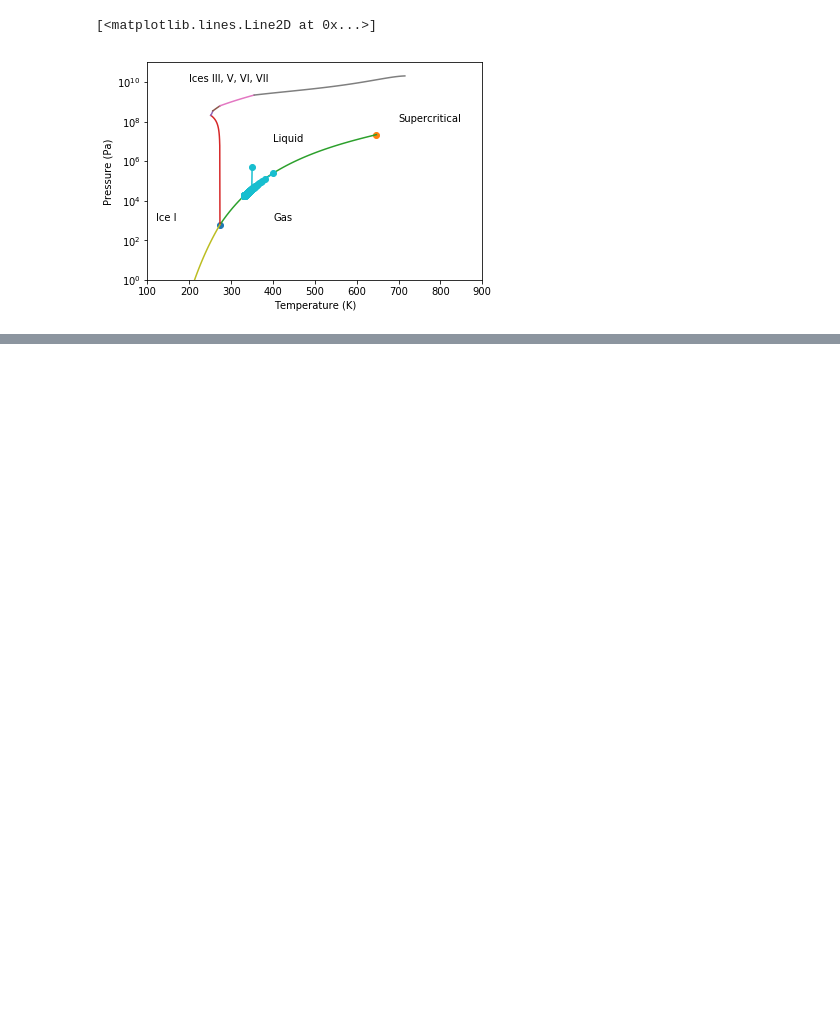
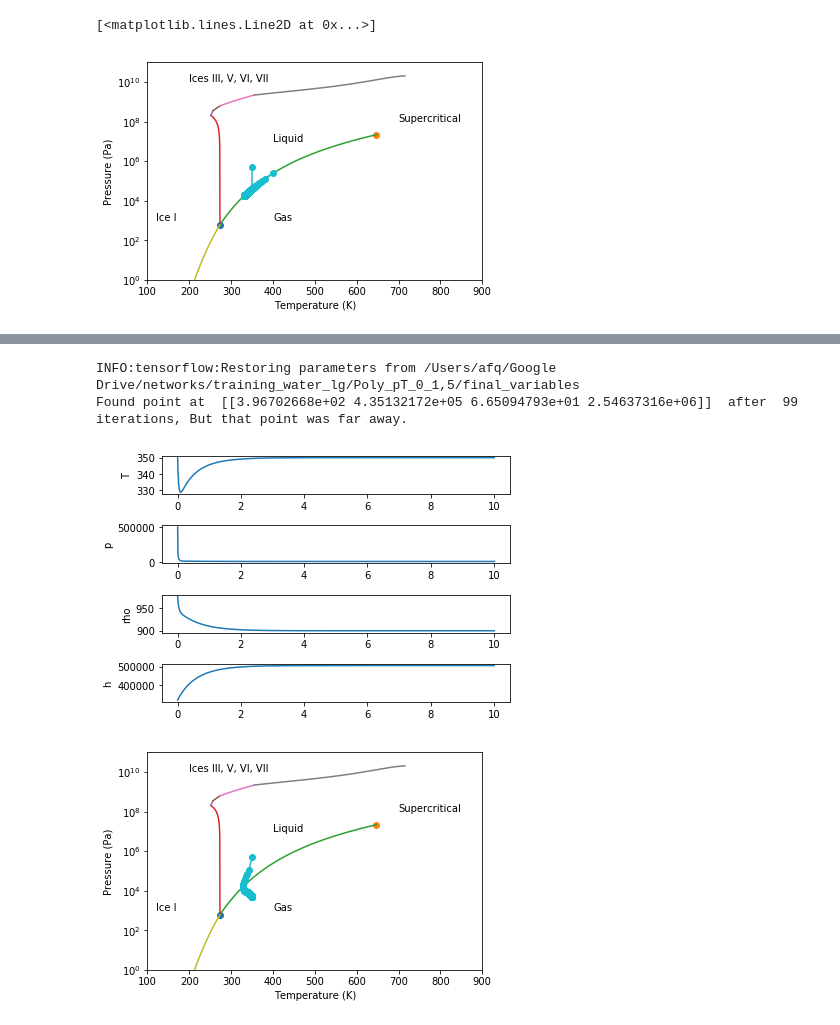
Before and after one commit to afqueiruga/LatentPrimaries, a Jupyter notebook: 9_debugging_one_run.ipynb, the cells around one changed output, grey strips where cells are left out. Saved outputs shown, nothing was run; the diff lists cells and outputs as text; code cells hidden in the pictures; blank space fills up the shorter version.

```diff
--- a/9_debugging_one_run.ipynb
+++ b/9_debugging_one_run.ipynb
@@ -177,0 +162,7 @@ Failed to converge at t= 2.949999999999981  |Dq| was  6.939751791931532  after
+# %%
+curry_run('Poly_pT_0_1,5')
+# %% [output]
+INFO:tensorflow:Restoring parameters from /Users/afq/Google Drive/networks/training_water_lg/Poly_pT_0_1,5/final_variables
+Found point at  [[3.96702668e+02 4.35132172e+05 6.65094793e+01 2.54637316e+06]]  after  99  iterations, But that point was far away.
+[figure, added]
+[figure, added]
```
Also changed, not shown: parts of 22 cells of this notebook, 1 other file.
